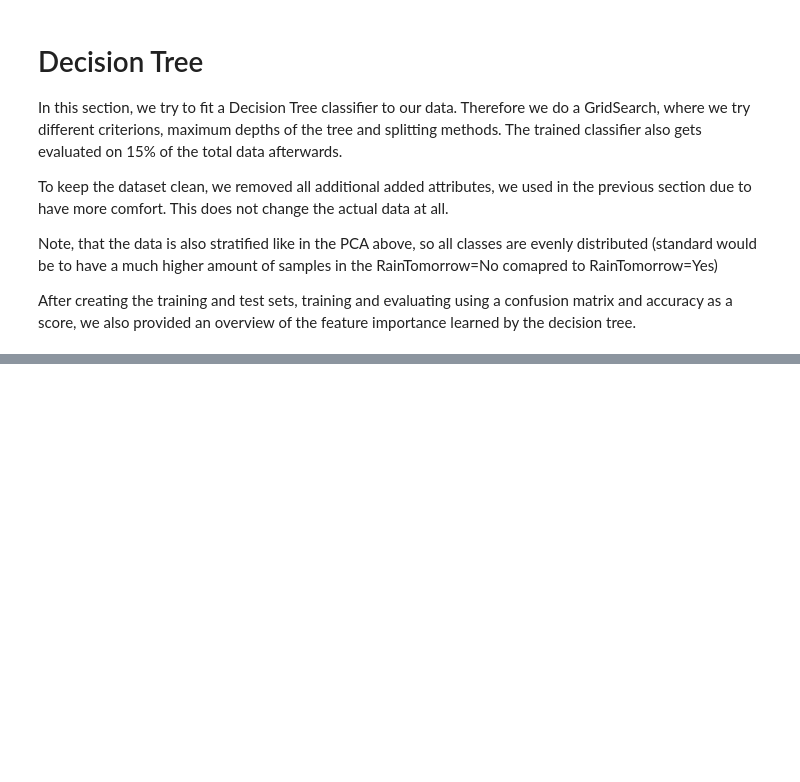
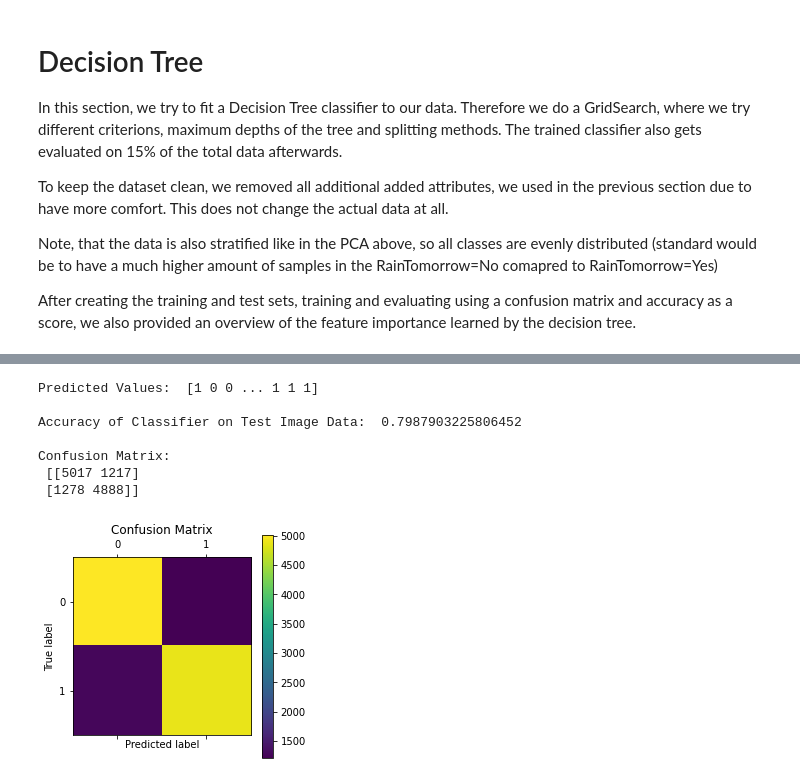
Before and after one commit to Stern1710/australia-weather-data, a Jupyter notebook: SPOD_Group7_Project.ipynb, the cells around one changed output, grey strips where cells are left out. Drawn from its saved outputs; the diff is of its cells as text; code cells hidden in the pictures; blank space fills up the shorter version.

```diff
--- a/SPOD_Group7_Project.ipynb
+++ b/SPOD_Group7_Project.ipynb
@@ -408,0 +457,4 @@ sns.barplot(data = attribute_weights, x='Weight', y='Attribute');
+# %%
+from xgboost import XGBClassifier
+xgb = XGBClassifier()
+xgb.fit(x_train, y_train)
@@ -408,0 +472,11 @@ sns.barplot(data = attribute_weights, x='Weight', y='Attribute');
+# %%
+_ = get_evaluation(xgb, x_test, y_test)
+# %% [output]
+Predicted Values:  [1 0 0 ... 1 1 1]
+
+Accuracy of Classifier on Test Image Data:  0.7987903225806452
+
+Confusion Matrix:
+ [[5017 1217]
+ [1278 4888]]
+[figure, added]
```
Also changed, not shown: parts of 14 cells of this notebook.
